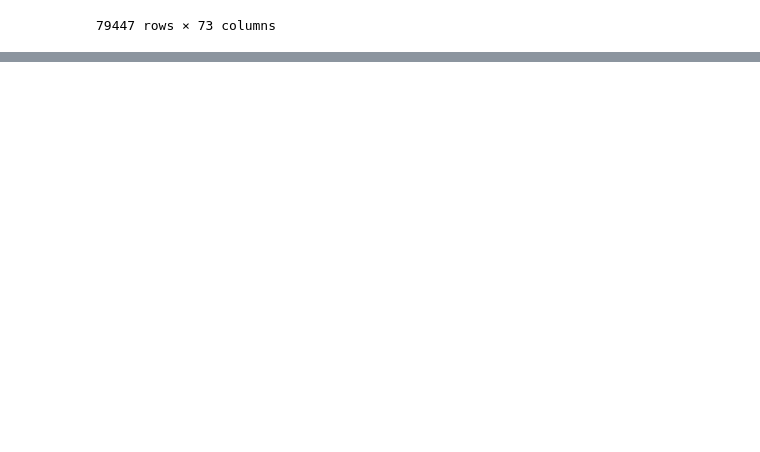
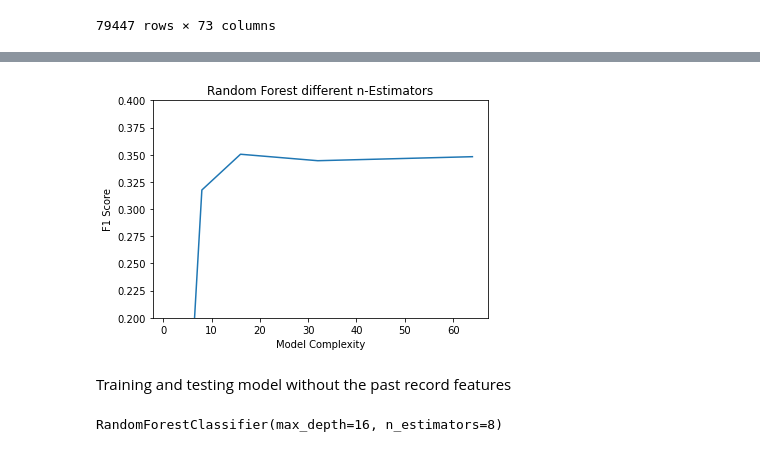
Before and after one commit to rbhandary/Predicting-a-Winning-Horse, a Jupyter notebook: Horse Racing.ipynb, the cells around one changed output, grey strips where cells are left out. Cells and saved outputs as stored; diff of their text form; code cells hidden in the pictures; blank space fills up the shorter version.

```diff
--- a/Horse Racing.ipynb
+++ b/Horse Racing.ipynb
@@ -278,0 +308,2 @@ combineddf
+# %%
+combined_no_null = combineddf.dropna(axis=0,how='any',inplace=False)
@@ -278,0 +319,2 @@ combineddf
+# %%
+combined_no_null.drop(['horse_ratings'],inplace=True,axis=1)
@@ -278,0 +366,10 @@ combineddf
+# %%
+from sklearn.model_selection import train_test_split
+X1 = combined_no_null.drop(['placing','won','result','place_record_horses','place_record_trainers',
+                          'place_record_jockeys'],inplace=False,axis=1)
+y1 = combined_no_null['placing']
+
+X_td1, X_test1, y_td1, y_test1 = train_test_split(X1,y1, test_size=0.25,
+                                              random_state=5) # so we get the same results
+X_train1, X_dev1, y_train1, y_dev1 = train_test_split(X_td1, y_td1, test_size=0.33,
+                                                  random_state=5)
@@ -278,0 +382,15 @@ combineddf
+# %%
+f1scores = []
+x_points = [1,2,4,8,16,32]
+for maximum_depth in x_points:
+    f1scores = []
+    for n_estimators in x_points:
+        clf = RandomForestClassifier(n_estimators = n_estimators, max_depth=maximum_depth)
+        clf.fit(X_train1,y_train1)
+        f1scores.append(f1_score(clf.predict(X_dev1),y_dev1))
+    plt.plot(x_points,f1scores)
+    plt.ylim(0, 1)
+    plt.ylabel('F1 Score')
+    plt.xlabel('Model Complexity')
+    plt.title('Random Forest different tree depths')
+    plt.show()
@@ -278,0 +404,17 @@ combineddf
+# %%
+f1scores = []
+x_points = [1,2,4,8,16,32,64]
+for maximum_depth in x_points:
+    clf = RandomForestClassifier(n_estimators=8, max_depth=maximum_depth)
+    clf.fit(X_train1,y_train1)
+    f1scores.append(f1_score(clf.predict(X_dev1),y_dev1))
+plt.plot(x_points,f1scores)
+plt.ylim(0.2, 0.4)
+plt.ylabel('F1 Score')
+plt.xlabel('Model Complexity')
+plt.title('Random Forest different n-Estimators')
+plt.show()
+# %% [output]
+[figure, added]
+# %% [markdown]
+Training and testing model without the past record features
@@ -278,0 +423,4 @@ combineddf
+# %%
+clf_without_features.fit(X_train1,y_train1)
+# %% [output]
+RandomForestClassifier(max_depth=16, n_estimators=8)
```
Also changed, not shown: parts of 133 cells of this notebook.
